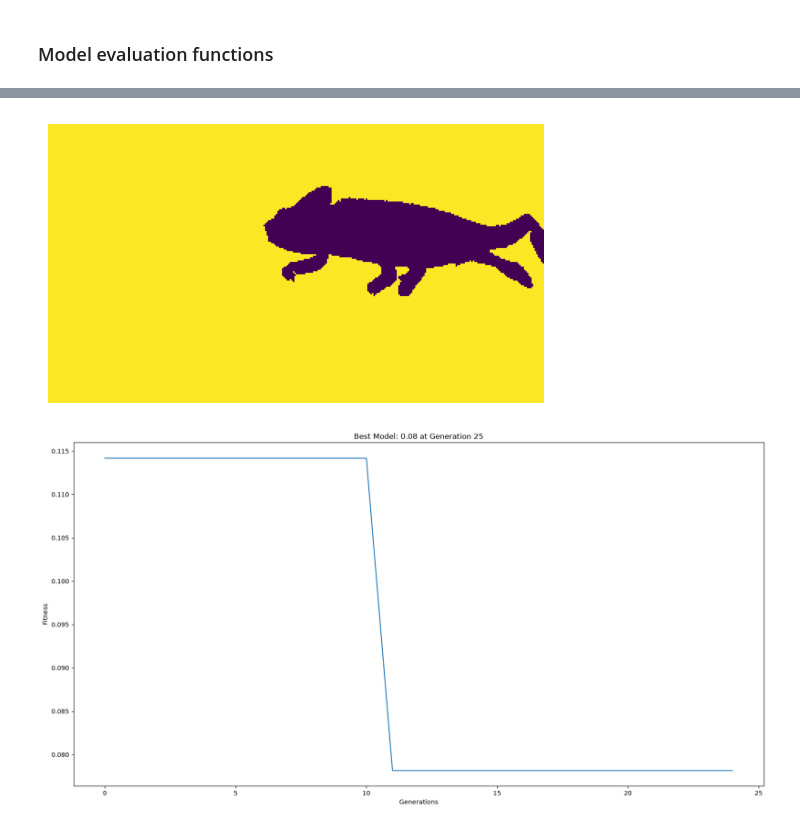
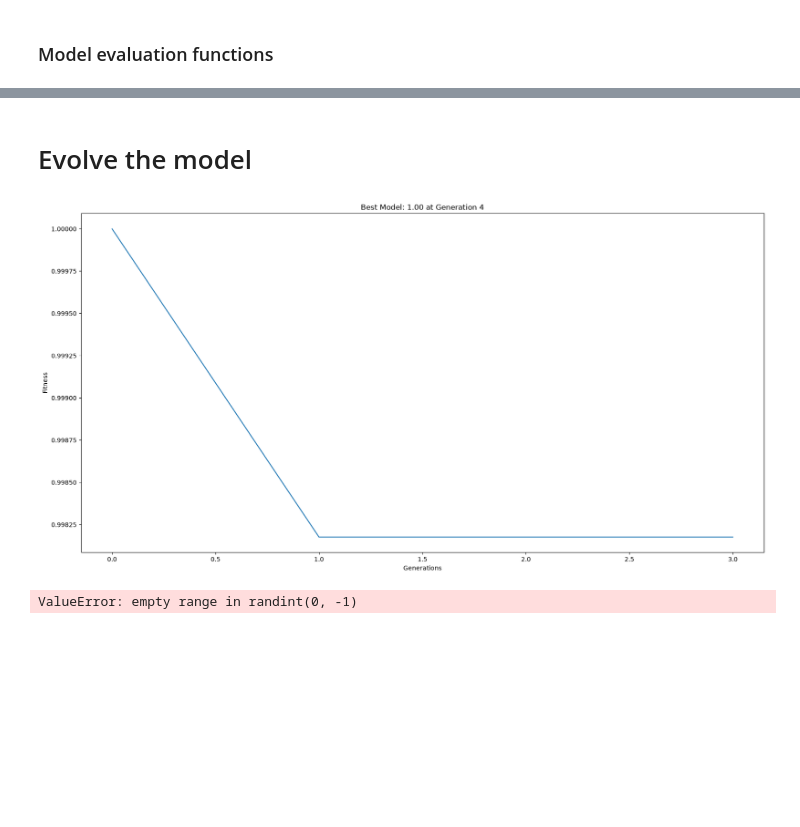
Before and after one commit to jmcalvey/see-segment, a Jupyter notebook: StackGP/SegmentationGPModelDemo.ipynb, the cells around one changed output, grey strips where cells are left out. Saved outputs shown, nothing was run; the diff lists cells and outputs as text; code cells hidden in the pictures; blank space fills up the shorter version.

```diff
--- a/StackGP/SegmentationGPModelDemo.ipynb
+++ b/StackGP/SegmentationGPModelDemo.ipynb
@@ -124,5 +127,30 @@ seg_morph_gac.__repr__ = lambda: "morph_gac"
+# %%
+def pre_hist_equal(img, nbins):
+    pre = HistEqual()
+
+    pre.params["nbins"] = max(2, int(nbins * 254) + 2)
+    pre.params["mask"] = None
+
+    return pre.evaluate(img)
+pre_hist_equal.__repr__ = lambda: "pre_hist_equal"
+
+
+def pre_rescale_intensity(img):
+    pre = Rescale_intensity()
+
+    pre.params["in_range"] = "image"
+    pre.params["out_range"] = (0, 1)
+
+    return pre.evaluate(img)
+pre_rescale_intensity.__repr__ = lambda: "pre_rescale_intensity"
 # %%
-imageOps = [
+# Dictionary of operators and their arities
+preprocessOps = [
+    pre_hist_equal,
+    pre_rescale_intensity
+]
+
+segmentOps = [
     seg_felzenszwalb,
     seg_color_threshold,
     seg_slic,
@@ -132,7 +160,14 @@ imageOps = [
     seg_morph_gac
 ]
 
+imageOps = segmentOps + preprocessOps
+
 expArities = {
+    # Preprocessors
+    "pre_hist_equal": 1,
+    "pre_rescale_intensity": 0,
+
+    # Segmentors
     "felzenszwalb": 3,
     "color_threshold": 6,
     "slic": 4,
@@ -409,8 +443,10 @@ def imgevolve(inputData, responseData, generations=100, maxLength=3, ops=copy.de
 # %%
-img = imageio.imread('../Image_data/Examples/AA_Chameleon.jpg')
+#img = imageio.imread('../Image_data/Examples/AA_Chameleon.jpg')
 #img = imageio.imread('../Image_data/Examples/Waterbottle.jpg')
 #img = imageio.imread('../Image_data/Examples/ants.jpg')
 #img = imageio.imread('../Image_data/Examples/a_walk_in_the_park.jpg')
+#img = imageio.imread('../Image_data/Examples/Bambooplant.jpg')
+img = imageio.imread('../Image_data/Examples/Mushrooms.jpeg')
 # convert to float image
 img=img.astype(float)/255.0
 see(img)
@@ -419,8 +455,10 @@ see(img)
 # %%
-gt = imageio.imread('../Image_data/Examples/AA_Chameleon_GT.png')
+#gt = imageio.imread('../Image_data/Examples/AA_Chameleon_GT.png')
 #gt = imageio.imread('../Image_data/Examples/Waterbottle_GT.png')
 #gt = imageio.imread('../Image_data/Examples/ants_GT.png')
 #gt = imageio.imread('../Image_data/Examples/a_walk_in_the_park_GT.png')
+#gt = imageio.imread('../Image_data/Examples/Bambooplant_GT.png')
+gt = imageio.imread('../Image_data/Examples/Mushrooms_GT.png')
 # convert to float image
 gt=gt.astype(float)
 see(gt)
@@ -464,11 +500,10 @@ see(img)
-# %%
-see(gt)
-# %% [output]
-[figure, removed]
+# %% [markdown]
+# Evolve the model
 # %%
-models=imgevolve(img,gt,modelEvaluationMetrics=seeStackGPFitnessAndTime,liveTracking=True,liveTrackingInterval=5,popSize=20,tourneySize=3,generations=50,initialPop=[],elitismRate=5, maxLength=5)
+models=imgevolve(img,gt,modelEvaluationMetrics=seeStackGPFitnessAndTime,liveTracking=True,liveTrackingInterval=5,popSize=10,tourneySize=3,generations=50,initialPop=[],elitismRate=5, maxLength=3)
 # %% [output]
-[figure, old version]
+[figure, new version]
+ValueError: empty range in randint(0, -1)
 # %%
 plotModels(models)
 # %% [output]
```
Also changed, not shown: parts of 15 cells of this notebook.
